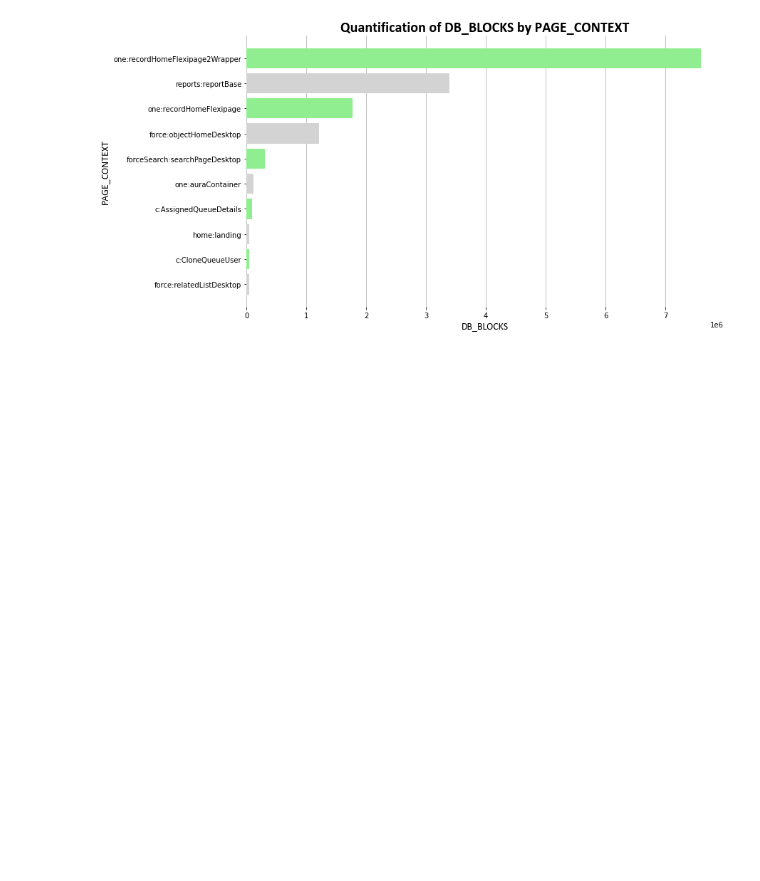
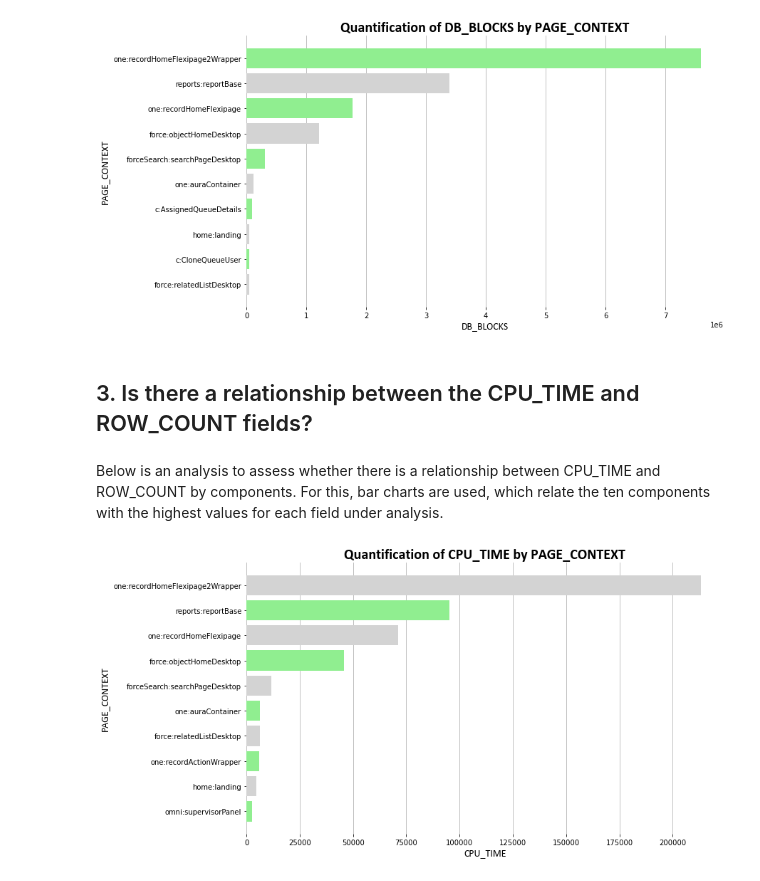
Before and after one commit to dell-splab/lightning-analysis, a Jupyter notebook: 3.2.2 Deep analysis of DB_TOTAL_TIME and CPU_TIME.ipynb, the cells around one changed output. Drawn from its saved outputs; the diff is of its cells as text; code cells hidden in the pictures; blank space fills up the shorter version.

Commit message:
Add analysis between CPU_TIME and ROW_COUNT fields by components

```diff
--- a/3.2.2 Deep analysis of DB_TOTAL_TIME and CPU_TIME.ipynb
+++ b/3.2.2 Deep analysis of DB_TOTAL_TIME and CPU_TIME.ipynb
@@ -266,3 +270,33 @@ plt.box(on=None)
 plt.show()
 # %% [output]
 [figure]
+# %% [markdown]
+## 3. Is there a relationship between the CPU_TIME and ROW_COUNT fields?
+# %% [markdown]
+Below is an analysis to assess whether there is a relationship between CPU_TIME and ROW_COUNT by components. For this, bar charts are used, which relate the ten components with the highest values for each field under analysis.
+# %%
+data_dict = merged_data.groupby("PAGE_CONTEXT")['CPU_TIME'].sum()
+
+sorted_data_dict = {k: v for k, v in sorted(data_dict.items(), key=lambda item: item[1], reverse = True)}
+# %%
+plt.figure(figsize=(12,7))
+
+amount_data = 10
+
+y_axis = list(sorted_data_dict.keys())[:amount_data];
+x_axis = list(sorted_data_dict.values())[:amount_data]
+
+
+plt.barh(y = y_axis, width = x_axis, color=['lightgrey', 'lightgreen'])
+plt.gca().invert_yaxis();
+plt.xlabel('CPU_TIME', fontsize=14, fontname="Calibri")
+plt.ylabel('PAGE_CONTEXT', fontsize=14, fontname="Calibri")
+plt.grid(True, axis='x')
+plt.title('Quantification of CPU_TIME by PAGE_CONTEXT', fontsize=20, fontweight="bold", fontname="Calibri");
+
+plt.rc('axes', axisbelow=True)
+plt.box(on=None)
+
+plt.show()
+# %% [output]
+[figure, added]
```
Also changed, not shown: parts of 6 cells of this notebook.
